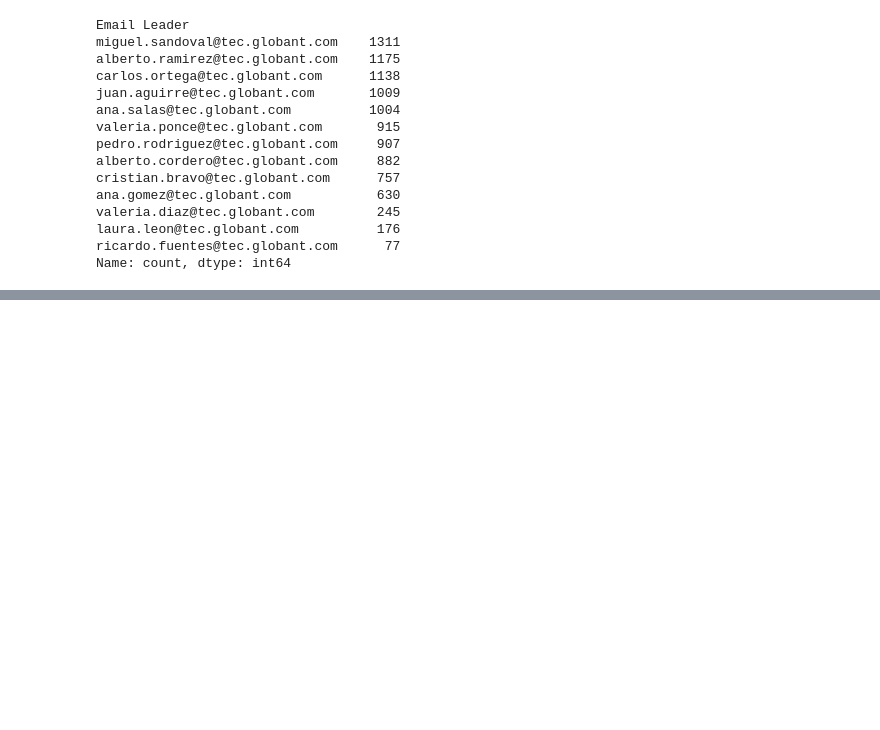
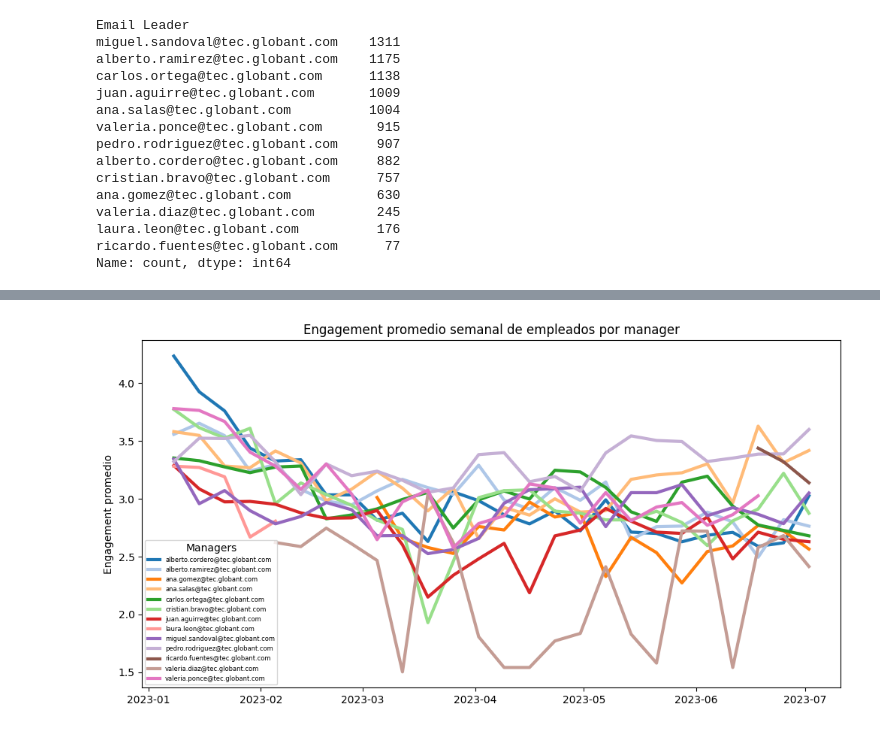
Before and after one commit to Gusty5/project_globant, a Jupyter notebook: notebooks/cleaning.ipynb, the cells around one changed output, grey strips where cells are left out. Saved outputs shown, nothing was run; the diff lists cells and outputs as text; code cells hidden in the pictures; blank space fills up the shorter version.

```diff
--- a/notebooks/cleaning.ipynb
+++ b/notebooks/cleaning.ipynb
@@ -147,0 +192,21 @@ memory usage: 1.3+ MB
+# %%
+# Promedio por fecha y manager (semanal)
+eng_mgr = (data.set_index('DateDT').groupby('Email Leader')['Engagement']
+           .resample('W').mean().reset_index()) # W para que sea semanal (quitar ruido)
+
+
+managers = eng_mgr['Email Leader'].unique()
+palette = sns.color_palette("tab20", n_colors=len(managers))
+color_map = dict(zip(managers, palette))
+# %%
+plt.figure(figsize=(12,6))
+
+for mid, df_m in eng_mgr.groupby('Email Leader'):
+    plt.plot(df_m['DateDT'], df_m['Engagement'], alpha=1, linewidth=3, color=color_map[mid], label=str(mid)) # para que no tape todo
+
+plt.title("Engagement promedio semanal de empleados por manager")
+plt.ylabel("Engagement promedio")
+plt.legend(title="Managers", fontsize=6)
+plt.show()
+# %% [output]
+[figure, added]
```
Also changed, not shown: parts of 12 cells of this notebook.
